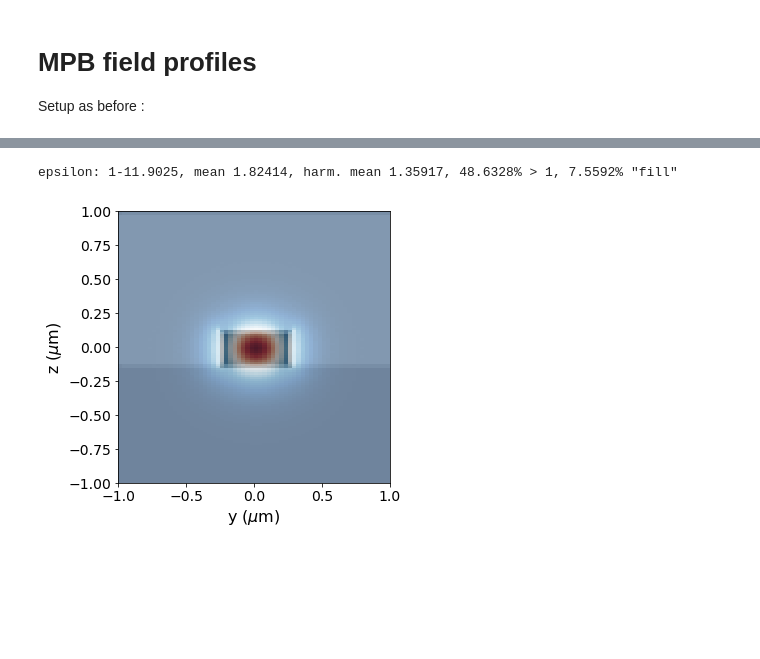
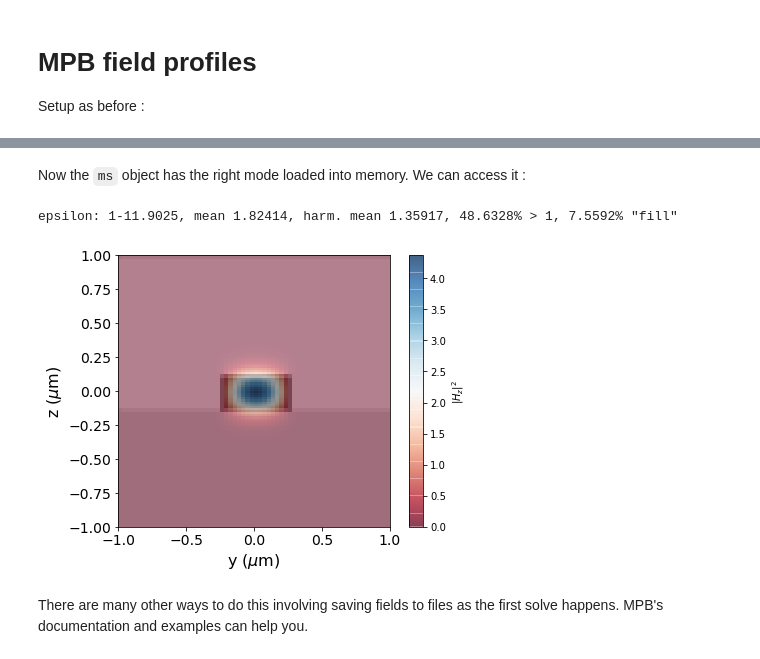
Before and after one commit to simbilod/ELE559-simulations, a Jupyter notebook: 03-MPB_fields.ipynb, the cells around one changed output, grey strips where cells are left out. Drawn from its saved outputs; the diff is of its cells as text; code cells hidden in the pictures; blank space fills up the shorter version.

Commit message:
minor fixes in documentation

```diff
--- a/03-MPB_fields.ipynb
+++ b/03-MPB_fields.ipynb
@@ -59,15 +49,26 @@ We know how the bands look like, so let's now look at the modes at a given frequ
 # %%
+# ModeSolver object
+ms = mpb.ModeSolver(
+    geometry_lattice=geometry_lattice,
+    geometry=geometry,
+    # Add new things pertaining to simulation
+    k_points=k_points,
+    resolution=resolution,
+    num_bands=num_bands,
+    filename_prefix='03-MPB_fields_data'
+)
+
 f_mode = 1/1.55   # frequency corresponding to 1.55 um
 band_min = 1
-band_max = 1 # Look at the two lowest modes
+band_max = 1 # Look at the lowest modes
 kdir = mp.Vector3(1)
 tol = 1e-6
 kmag_guess = f_mode*3.45
 kmag_min = f_mode*0.1
 kmag_max = f_mode*4.0
 
-ms.find_k(mp.NO_PARITY, f_mode, band_min, band_max, kdir, tol, kmag_guess,
-          kmag_min, kmag_max, mpb.output_poynting_x)
+k_1p55um = ms.find_k(mp.NO_PARITY, f_mode, band_min, band_max, kdir, tol, kmag_guess,
+          kmag_min, kmag_max)
 # %% [output]
 Initializing eigensolver data
 Computing 1 bands with 1e-07 tolerance
@@ -93,0 +96,3 @@ There are again many functions to extract the fields from your simulation, see h
+# %%
+ms.run_te(mpb.output_at_kpoint(mp.Vector3(k_1p55um[0],0,0), mpb.fix_hfield_phase,
+          get_hfields))
@@ -94,23 +117,31 @@ There are again many functions to extract the fields from your simulation, see h
+# %% [markdown]
+Now the `ms` object has the right mode loaded into memory. We can access it :
 # %%
-# Get just the z component of the efields
-f = ms.get_efield(1, bloch_phase=False)[..., 0, 1] # x-component of field
+# Get the E or H-field of the i'th band with ms.get_hfield(i),
+# and keep only the j'th component with [...,0,j]
+f = ms.get_hfield(1)[..., 0, 2] # x-component of field
+
+# Field manipulation object (can recompute with different resolution and other utilities)
 md = mpb.MPBData(rectify=True, resolution=64)
 f_converted = md.convert(f)
 n = np.sqrt(ms.get_epsilon())
 n_converted = md.convert(n)
 
 fig, ax = plt.subplots(figsize=(7, 5))
 
-#cbar = fig.colorbar(pos, ax=ax)
-#cbar.set_label('$|H_z|^2$')
 ax.imshow(n.T, cmap='binary', alpha=0.8, extent=[-sc_y/2,sc_y/2,-sc_z/2,sc_z/2])
-ax.imshow(np.real(f_converted).T, interpolation='none', cmap='RdBu', alpha=0.5, extent=[-sc_y/2,sc_y/2,-sc_z/2,sc_z/2])
+pos = ax.imshow(np.real(f_converted).T, interpolation='none', cmap='RdBu', alpha=0.5, extent=[-sc_y/2,sc_y/2,-sc_z/2,sc_z/2])
+cbar = fig.colorbar(pos, ax=ax)
+cbar.set_label('$|H_z|^2$')
 #ax.axis('off')
+
 ax.set_xlabel('y ($\mu$m)', fontsize=16)
 ax.set_ylabel('z ($\mu$m)', fontsize=16)
 
 ax.tick_params(axis='both', which='major', labelsize=14)
 ax.tick_params(axis='both', which='minor', labelsize=14)
 # %% [output]
 epsilon: 1-11.9025, mean 1.82414, harm. mean 1.35917, 48.6328% > 1, 7.5592% "fill"
-[figure, old version]
+[figure, new version]
+# %% [markdown]
+There are many other ways to do this involving saving fields to files as the first solve happens. MPB's documentation and examples can help you.
```
Also changed, not shown: parts of 7 cells of this notebook, 2 other files.
